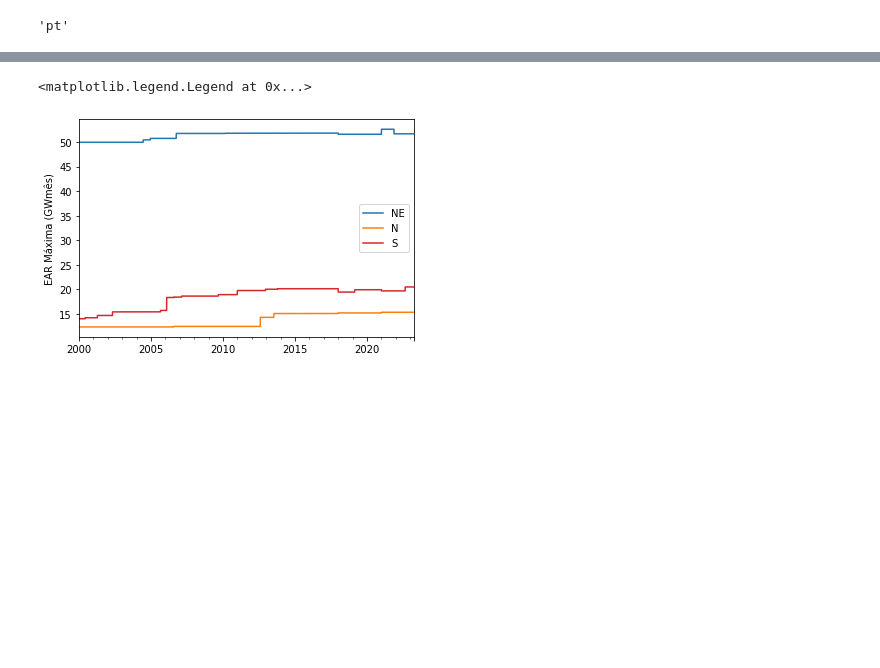
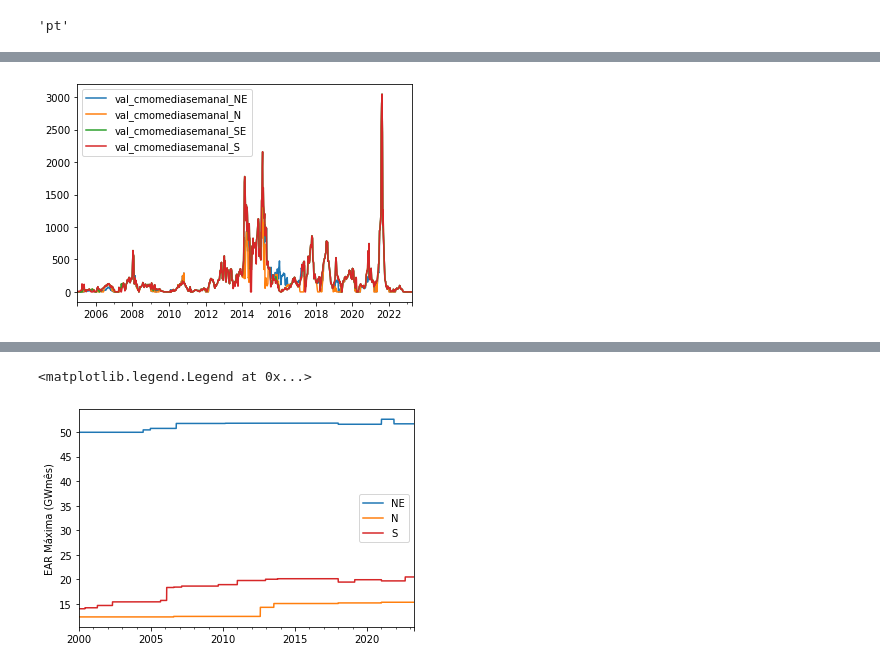
Before and after one commit to Rafa3lAlbuqueruqe/Planejamento_energetico_trabalhos, a Jupyter notebook: Seminário 1 - CMSE/dados_abertos_tratamento.ipynb, the cells around one changed output, grey strips where cells are left out. Cells and saved outputs as stored; diff of their text form; code cells hidden in the pictures; blank space fills up the shorter version.

```diff
--- a/Seminário 1 - CMSE/dados_abertos_tratamento.ipynb
+++ b/Seminário 1 - CMSE/dados_abertos_tratamento.ipynb
@@ -44 +27,16 @@ dataframe_dict['S']
+# %%
+paths = glob('CMO_SEMANAL/*')
+columns = ['din_instante', 'val_cmomediasemanal', 'val_cmoleve', 'val_cmomedia', 'val_cmopesada']
+id_subs = ['NE','N','SE','S']
+dataframe_CMO_dict = dict(zip(id_subs, [pd.DataFrame()]*len(id_subs)))
+
+for path in paths:
+    df = pd.read_csv(path,sep=';')
+
+    for key in dataframe_CMO_dict.keys():
+        aux = df.loc[df['id_subsistema']==key].copy()
+        aux.index = pd.to_datetime(aux[columns[0]])
+        aux = aux[columns[1:]].copy()
+        aux.columns = [element + f'_{key}' for element in aux.columns]
+        dataframe_CMO_dict[key] = pd.concat([dataframe_CMO_dict[key], aux])
 # %%
@@ -49,0 +44,2 @@ final_dataframe = pd.concat(list(dataframe_dict.values()),axis=1)
+# %%
+final_CMO_dataframe = pd.concat(list(dataframe_CMO_dict.values()),axis=1)
@@ -49,0 +66,4 @@ final_dataframe = pd.concat(list(dataframe_dict.values()),axis=1)
+# %%
+ax = (final_CMO_dataframe[final_CMO_dataframe.columns[0::4]]).plot(xlabel='')
+# %% [output]
+[figure, added]
```
Also changed, not shown: parts of 24 cells of this notebook, 21 other files.
